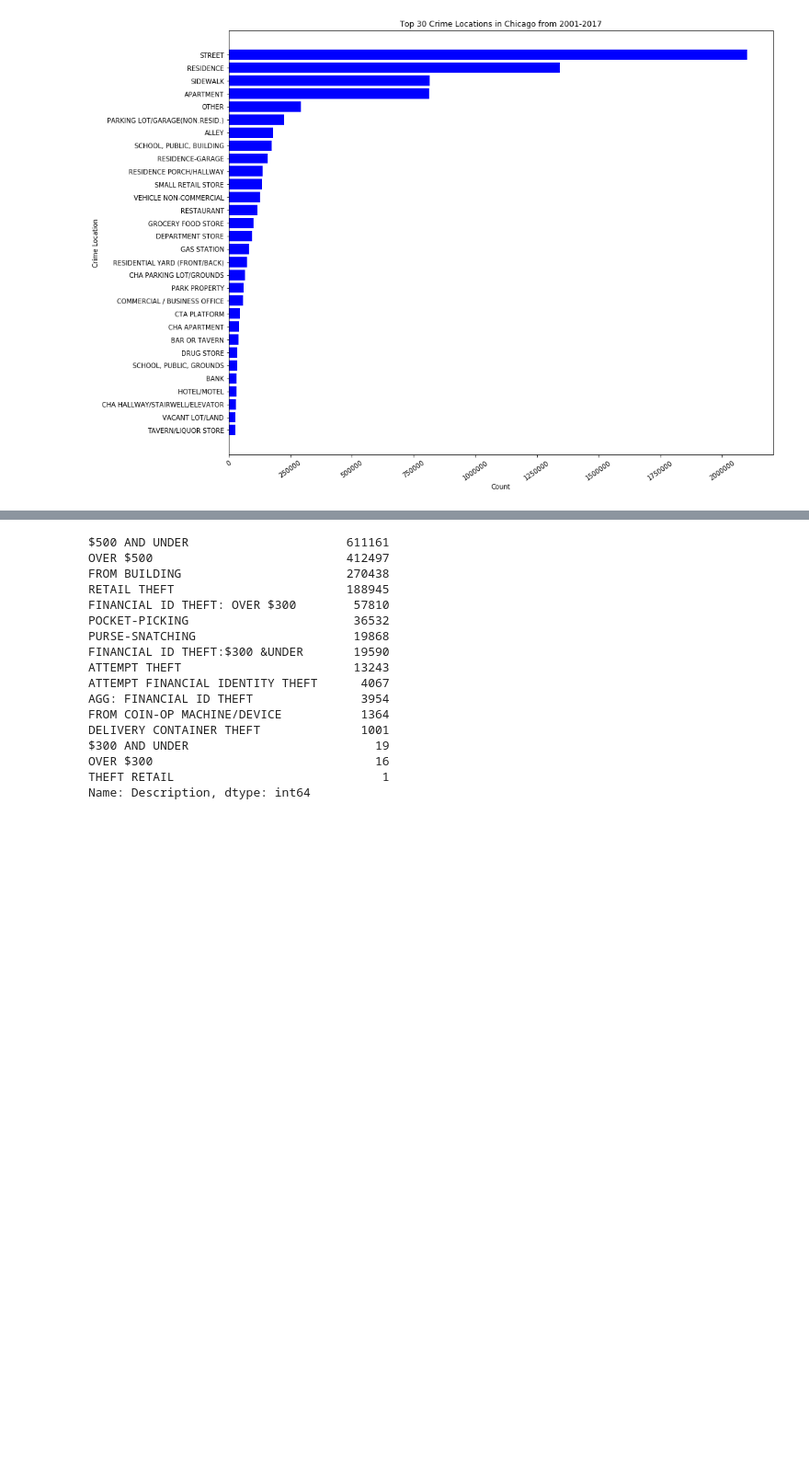
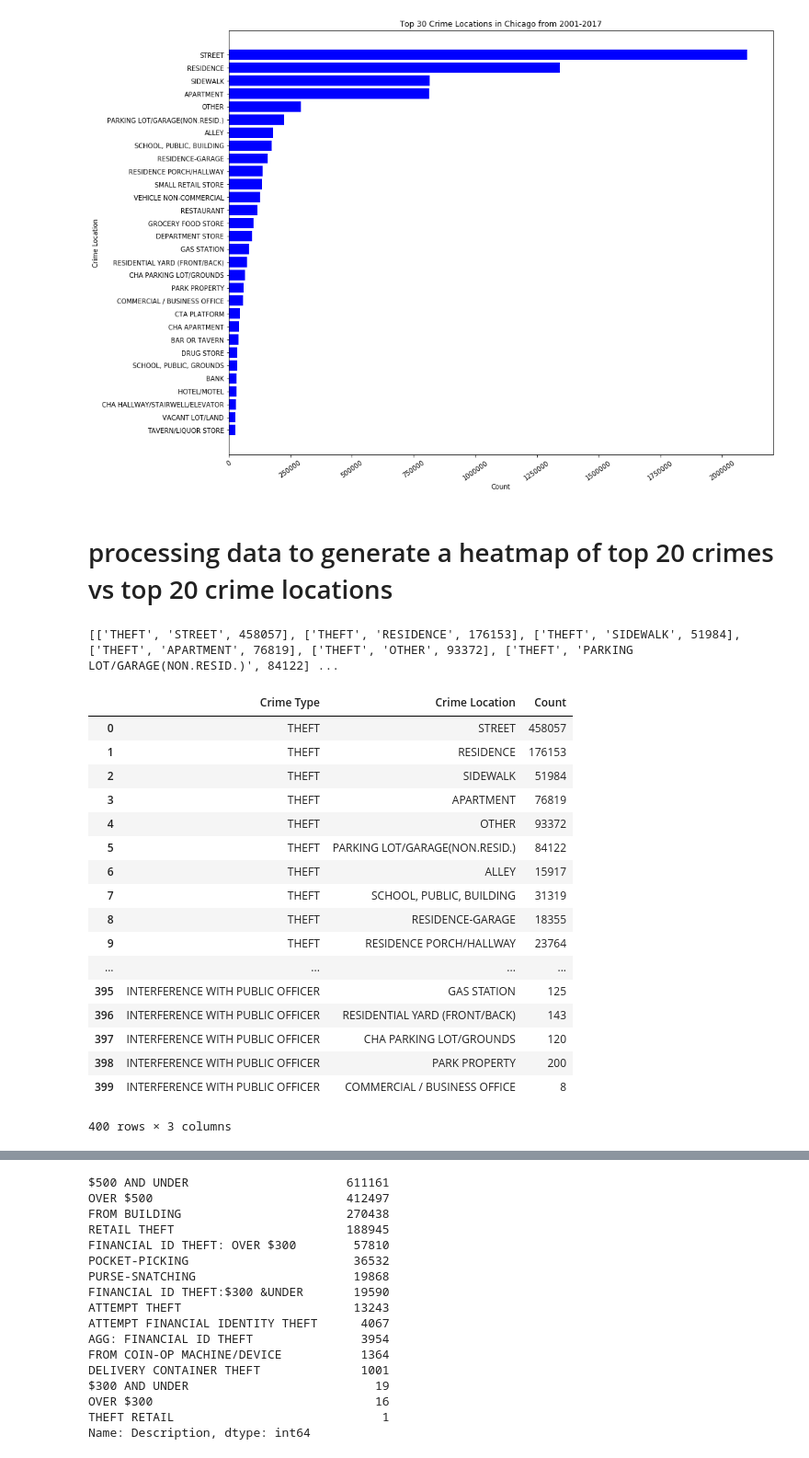
Before and after one commit to bodhisattamaiti25/projects-data-science, a Jupyter notebook: chicago_crime_data_analysis/chicago_crime_data_analysis.ipynb, the cells around one changed output, grey strips where cells are left out. Shown: that part at 92% size. Drawn from its saved outputs; the diff is of its cells as text; code cells hidden in the pictures; blank space fills up the shorter version.

```diff
--- a/chicago_crime_data_analysis/chicago_crime_data_analysis.ipynb
+++ b/chicago_crime_data_analysis/chicago_crime_data_analysis.ipynb
@@ -197,3 +197,22 @@ for cur_tick in ax2.get_xticklabels():
 plt.show()
 # %% [output]
 [figure]
+# %% [markdown]
+# processing data to generate a heatmap of top 20 crimes vs top 20 crime locations
+# %%
+crime_type_top20 = crime_type[0:20]
+crime_location_type_top20 = crime_location_type[0:20]
+crime_type_location_list = []
+for cur_crime_type in crime_type_top20:
+
+    temp_df = crimes_2001_17[crimes_2001_17['Primary Type'] == cur_crime_type]
+
+    for cur_crime_location_type in crime_location_type_top20:
+
+        temp_df_2 = temp_df[temp_df['Location Description'] == cur_crime_location_type]
+        crime_type_location_list.append([cur_crime_type, cur_crime_location_type, temp_df_2.shape[0]])
+        #print('crime type', cur_crime_type, 'crime location', cur_crime_location_type, 'count', temp_df_2.shape[0])
+
+print(crime_type_location_list)
+# %% [output]
+[['THEFT', 'STREET', 458057], ['THEFT', 'RESIDENCE', 176153], ['THEFT', 'SIDEWALK', 51984], ['THEFT', 'APARTMENT', 76819], ['THEFT', 'OTHER', 93372], ['THEFT', 'PARKING LOT/GARAGE(NON.RESID.)', 84122] ...
@@ -199,0 +222,22 @@ plt.show()
+# %%
+crime_type_location_df = pd.DataFrame(data=crime_type_location_list, columns=['Crime Type', 'Crime Location', 'Count'])
+crime_type_location_df
+# %% [output]
+|  | Crime Type | Crime Location | Count |
+| 0 | THEFT | STREET | 458057 |
+| 1 | THEFT | RESIDENCE | 176153 |
+| 2 | THEFT | SIDEWALK | 51984 |
+| 3 | THEFT | APARTMENT | 76819 |
+| 4 | THEFT | OTHER | 93372 |
+| 5 | THEFT | PARKING LOT/GARAGE(NON.RESID.) | 84122 |
+| 6 | THEFT | ALLEY | 15917 |
+| 7 | THEFT | SCHOOL, PUBLIC, BUILDING | 31319 |
+| 8 | THEFT | RESIDENCE-GARAGE | 18355 |
+| 9 | THEFT | RESIDENCE PORCH/HALLWAY | 23764 |
+| ... | ... | ... | ... |
+| 395 | INTERFERENCE WITH PUBLIC OFFICER | GAS STATION | 125 |
+| 396 | INTERFERENCE WITH PUBLIC OFFICER | RESIDENTIAL YARD (FRONT/BACK) | 143 |
+| 397 | INTERFERENCE WITH PUBLIC OFFICER | CHA PARKING LOT/GROUNDS | 120 |
+| 398 | INTERFERENCE WITH PUBLIC OFFICER | PARK PROPERTY | 200 |
+| 399 | INTERFERENCE WITH PUBLIC OFFICER | COMMERCIAL / BUSINESS OFFICE | 8 |
+400 rows × 3 columns
```
Also changed, not shown: parts of 4 cells of this notebook.
